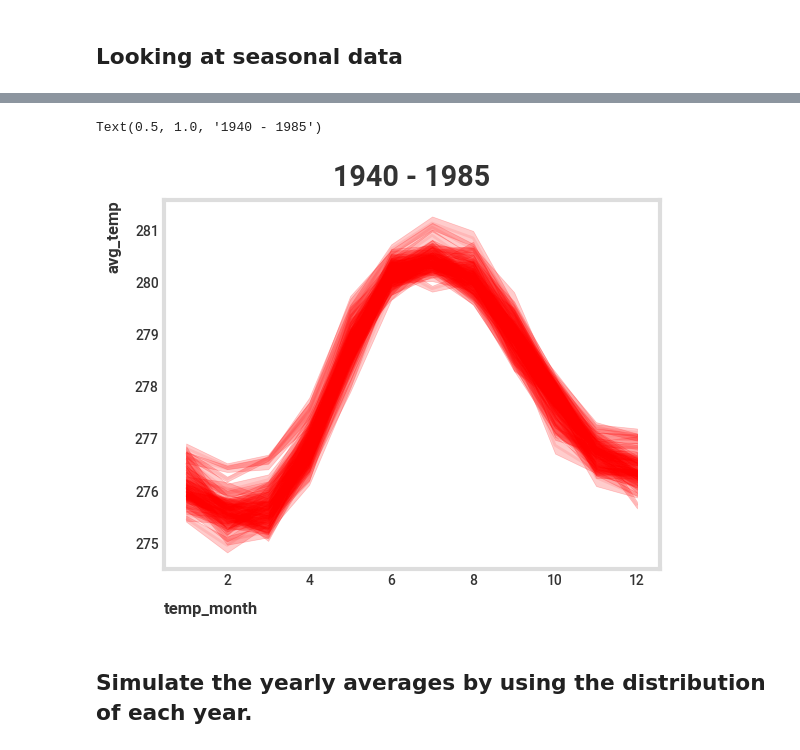
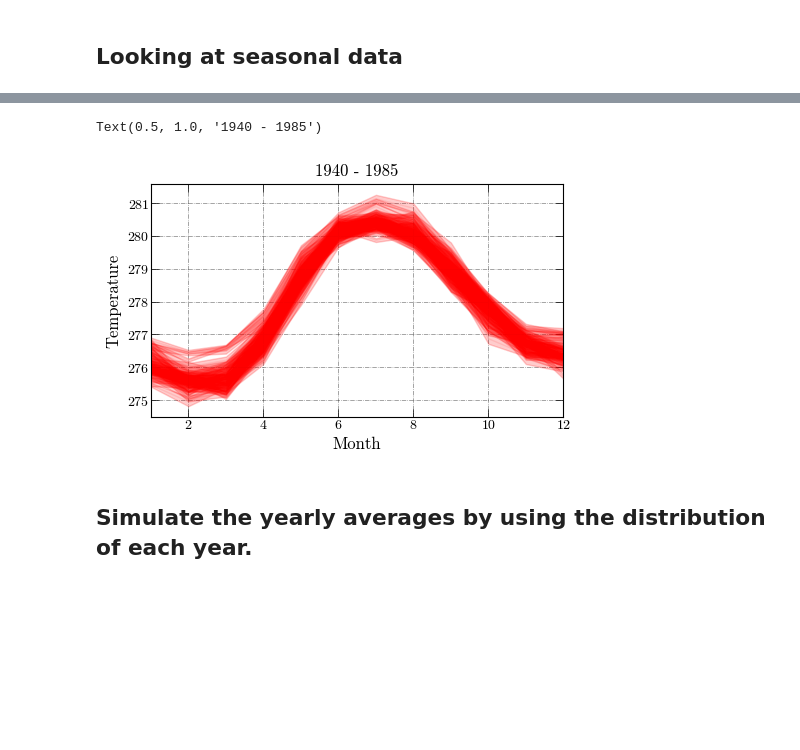
Before and after one commit to iragca/compstat-research, a Jupyter notebook: notebooks/6.0-iragca-climate-models.ipynb, the cells around one changed output, grey strips where cells are left out. Cells and saved outputs as stored; diff of their text form; code cells hidden in the pictures; blank space fills up the shorter version.

```diff
--- a/notebooks/6.0-iragca-climate-models.ipynb
+++ b/notebooks/6.0-iragca-climate-models.ipynb
@@ -7,5 +7,5 @@ from tqdm import tqdm
 
 from compstat_research.config import MPLSTYLE_DIR, PROCESSED_DATA_DIR
 
-plt.style.use(MPLSTYLE_DIR / "iragca_ml.mplstyle")
+plt.style.use(MPLSTYLE_DIR / "iragca_cmr10.mplstyle")
 # %% [output]
@@ -62,19 +62,22 @@ Text(0.5, 1.0, '1980 - 2025')
 # %%
 START_YEAR = 1940
 END_YEAR = START_YEAR + 45
 for year in range(START_YEAR, END_YEAR):
     sns.lineplot(
         data=daily_temp.filter(pl.col("temp_year") == year),
         x='temp_month',
         y='avg_temp',
         alpha=0.1,
         color='red',
         label="_nolegend_"
     )
+plt.xlim(1, 12)
+plt.xlabel("Month")
+plt.ylabel("Temperature")
 plt.title(f"{START_YEAR} - {END_YEAR}")
 # %% [output]
 Text(0.5, 1.0, '1940 - 1985')
-[figure, old version]
+[figure, new version]
 # %% [markdown]
 ## Simulate the yearly averages by using the distribution of each year.
 # %%
```
Also changed, not shown: parts of 25 cells of this notebook.
